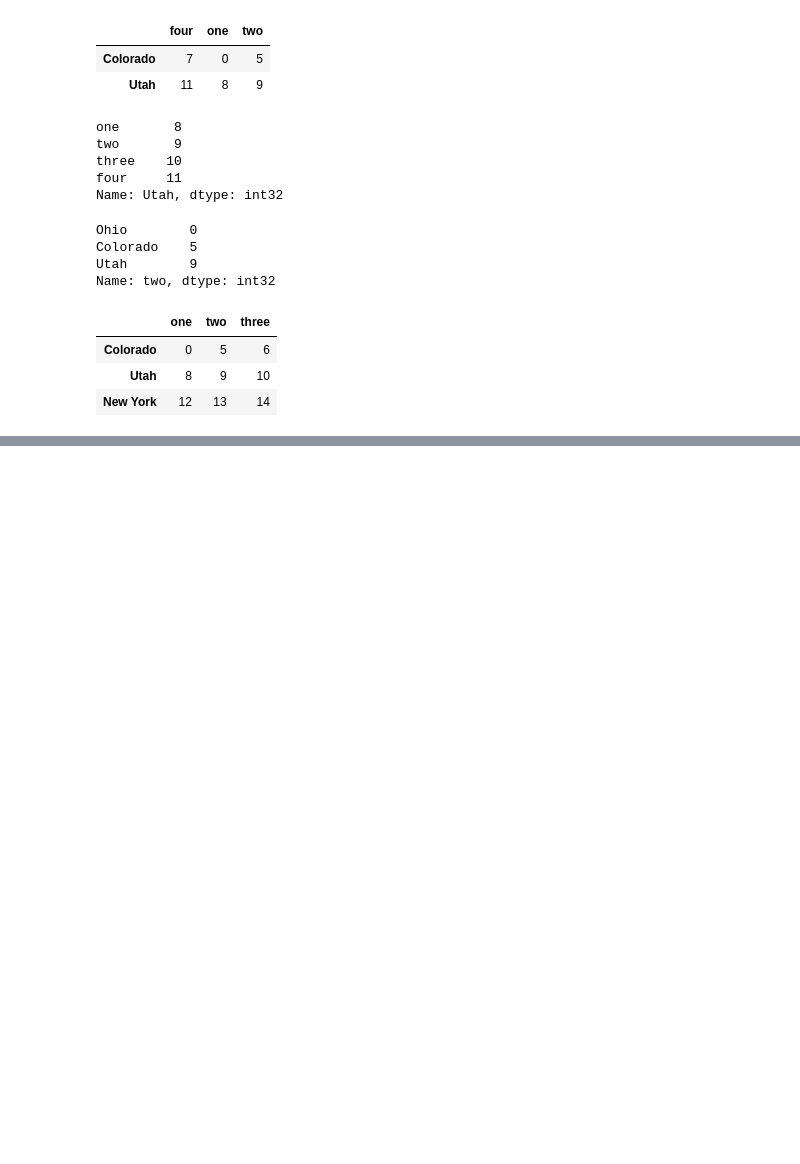
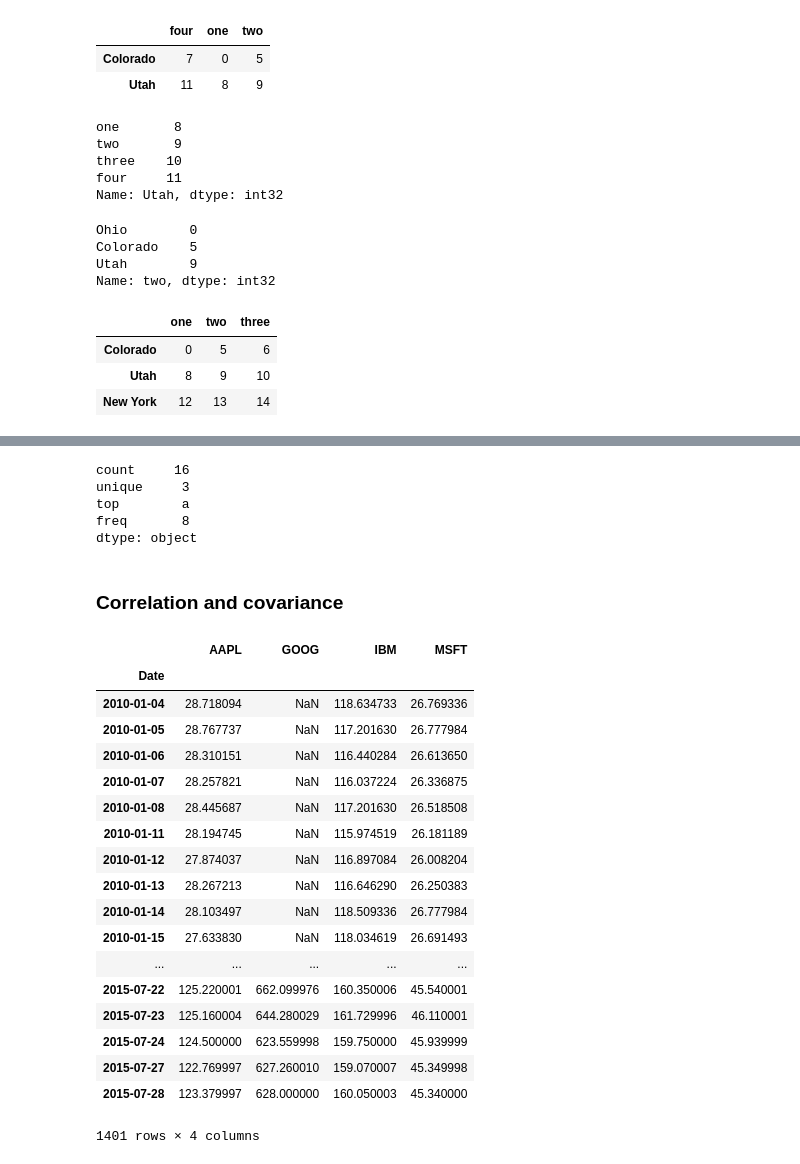
Before and after one commit to Yeyoung/01python, a Jupyter notebook: ch05.ipynb, the cells around one changed output, grey strips where cells are left out. Saved outputs shown, nothing was run; the diff lists cells and outputs as text; code cells hidden in the pictures; blank space fills up the shorter version.

```diff
--- a/ch05.ipynb
+++ b/ch05.ipynb
@@ -800,0 +1272,10 @@ data.ix[data.three > 5, :3]
+# %%
+obj.describe()
+# %% [output]
+count     16
+unique     3
+top        a
+freq       8
+dtype: object
+# %% [markdown]
+### Correlation and covariance
@@ -800,0 +1284,28 @@ data.ix[data.three > 5, :3]
+# %%
+all_data = {}
+for ticker in ['AAPL', 'IBM', 'MSFT', 'GOOG']:
+    all_data[ticker] = web.get_data_yahoo(ticker)
+# %%
+price = DataFrame({tic: data['Adj Close'] for tic, data in all_data.iteritems()})
+# %%
+price
+# %% [output]
+|  | AAPL | GOOG | IBM | MSFT |
+| Date |  |  |  |  |
+| 2010-01-04 | 28.718094 | NaN | 118.634733 | 26.769336 |
+| 2010-01-05 | 28.767737 | NaN | 117.201630 | 26.777984 |
+| 2010-01-06 | 28.310151 | NaN | 116.440284 | 26.613650 |
+| 2010-01-07 | 28.257821 | NaN | 116.037224 | 26.336875 |
+| 2010-01-08 | 28.445687 | NaN | 117.201630 | 26.518508 |
+| 2010-01-11 | 28.194745 | NaN | 115.974519 | 26.181189 |
+| 2010-01-12 | 27.874037 | NaN | 116.897084 | 26.008204 |
+| 2010-01-13 | 28.267213 | NaN | 116.646290 | 26.250383 |
+| 2010-01-14 | 28.103497 | NaN | 118.509336 | 26.777984 |
+| 2010-01-15 | 27.633830 | NaN | 118.034619 | 26.691493 |
+| ... | ... | ... | ... | ... |
+| 2015-07-22 | 125.220001 | 662.099976 | 160.350006 | 45.540001 |
+| 2015-07-23 | 125.160004 | 644.280029 | 161.729996 | 46.110001 |
+| 2015-07-24 | 124.500000 | 623.559998 | 159.750000 | 45.939999 |
+| 2015-07-27 | 122.769997 | 627.260010 | 159.070007 | 45.349998 |
+| 2015-07-28 | 123.379997 | 628.000000 | 160.050003 | 45.340000 |
+1401 rows × 4 columns
```
Also changed, not shown: parts of 183 cells of this notebook.
